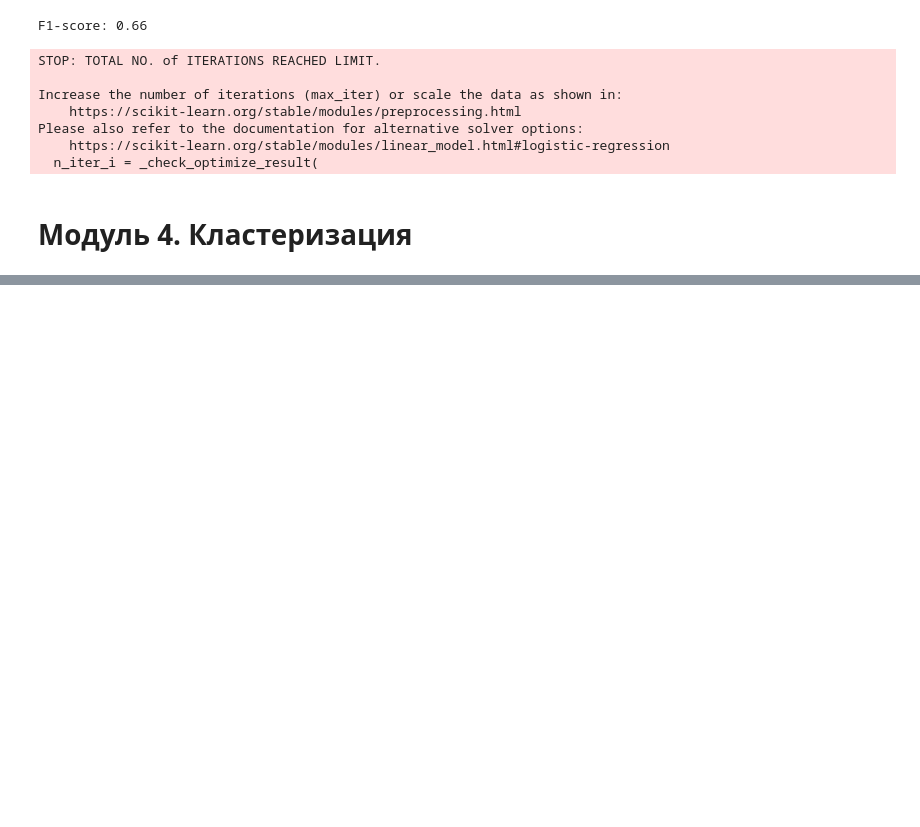
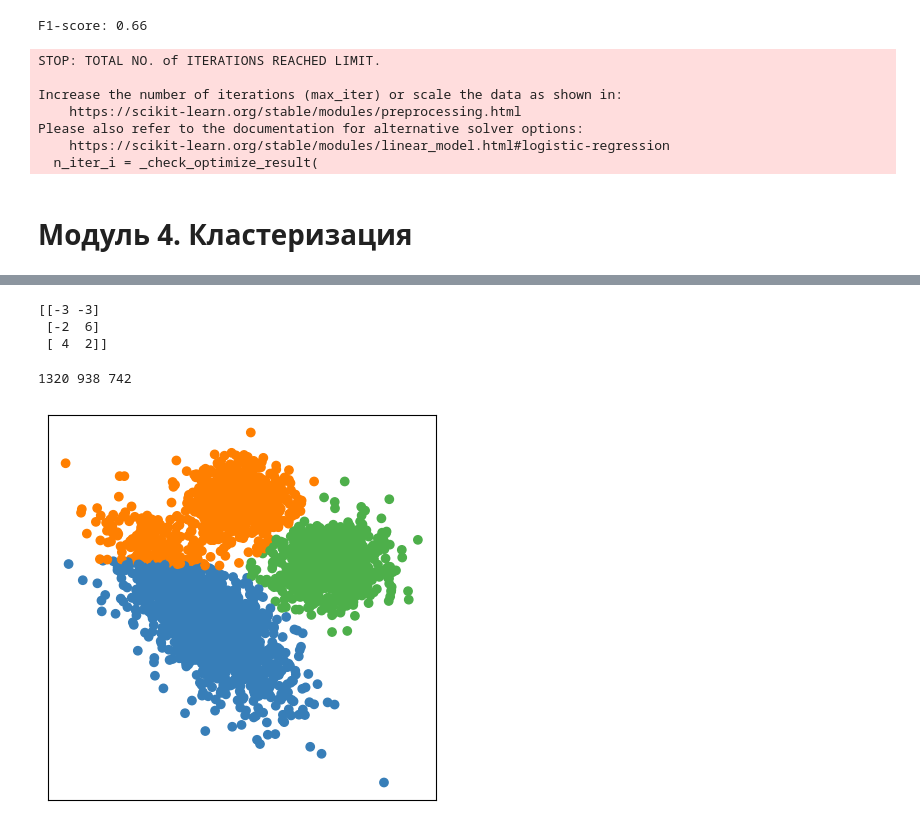
Before and after one commit to Rybaakovaa/ML_DL, a Jupyter notebook: Homework.ipynb, the cells around one changed output, grey strips where cells are left out. Drawn from its saved outputs; the diff is of its cells as text; code cells hidden in the pictures; blank space fills up the shorter version.

```diff
--- a/Homework.ipynb
+++ b/Homework.ipynb
@@ -1093,0 +1009,9 @@ for i, (X, k_means_params) in enumerate(datasets_params_list, start=1):
+# %%
+def plotResClasterization(X, y):
+    # plt.rcParams['figure.figsize'] = 5, 5
+    plt.xticks([]); plt.yticks([])
+    colors = np.array(list(islice(cycle(['#377eb8', '#ff7f00', '#4daf4a',
+                                         '#f781bf', '#a65628', '#984ea3',
+                                         '#999999', '#e41a1c', '#dede00']),
+                                  int(max(y_pred) + 1))))
+    plt.scatter(X[:, 0], X[:, 1], color=colors[y])
@@ -1093,0 +1035,21 @@ for i, (X, k_means_params) in enumerate(datasets_params_list, start=1):
+# %%
+# X = StandardScaler().fit_transform(X)
+k_means = KMeans(n_clusters=3, random_state=42)
+k_means.fit(X)
+
+y_pred = k_means.labels_.astype(int)
+centroids = np.round(k_means.cluster_centers_).astype(int)
+print(centroids)
+# %% [output]
+[[-3 -3]
+ [-2  6]
+ [ 4  2]]
+# %%
+cluster_labels, cluster_counts = np.unique(y_pred, return_counts=True)
+for count in cluster_counts:
+    print(count, end=' ')
+
+plotResClasterization(X, y_pred)
+# %% [output]
+1320 938 742
+[figure, added]
```
Also changed, not shown: parts of 29 cells of this notebook.
